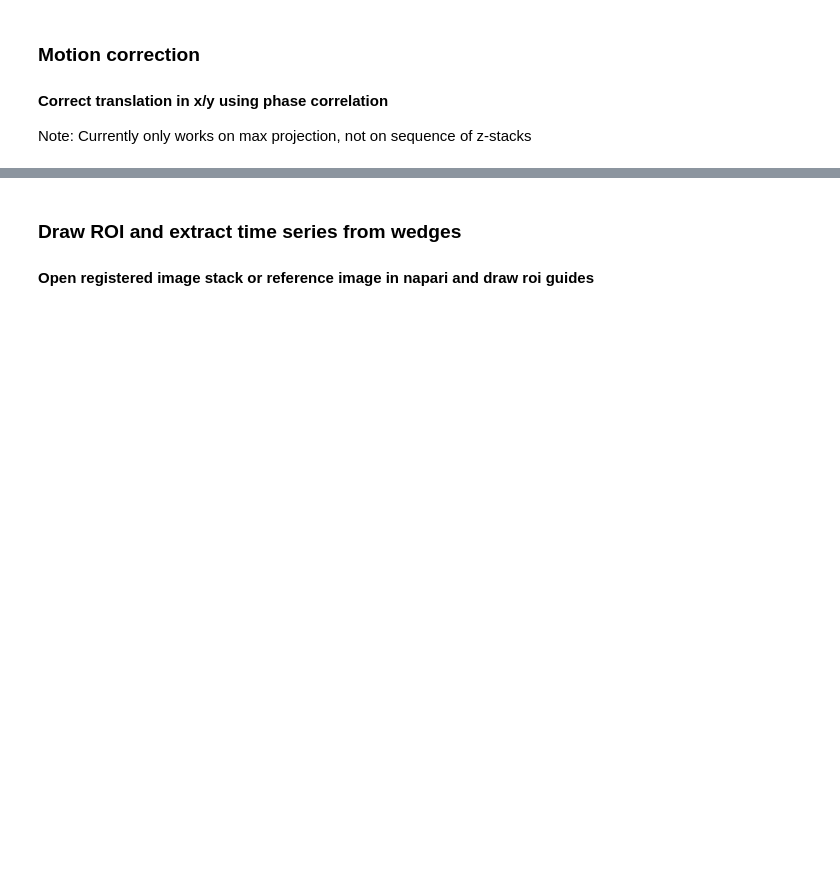
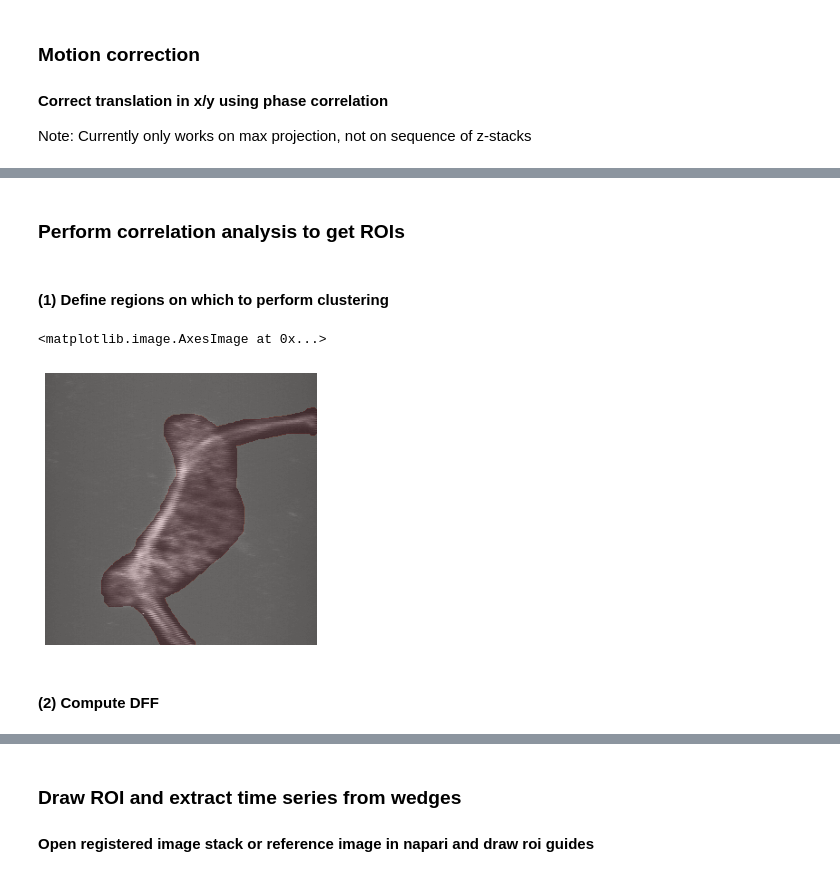
Before and after one commit to hjmh/fly2p, a Jupyter notebook: fly2p/scripts/preprocessImagingData.ipynb, the cells around one changed output, grey strips where cells are left out. Cells and saved outputs as stored; diff of their text form; code cells hidden in the pictures; blank space fills up the shorter version.

```diff
--- a/fly2p/scripts/preprocessImagingData.ipynb
+++ b/fly2p/scripts/preprocessImagingData.ipynb
@@ -242,0 +177,20 @@ axs[1].plot(locRefImg,0,'ro')
+# %% [markdown]
+### Perform correlation analysis to get ROIs
+# %% [markdown]
+#### (1) Define regions on which to perform clustering
+# %%
+%gui qt5
+
+viewer = napari.view_image(refImgFilt)
+# %%
+# you can draw a mask:
+mask = viewer.layers["mask"]
+fig, ax = plt.subplots(1,1,figsize=(5,5))
+ax.imshow(refImg,cmap='Greys_r', vmin=0, origin='upper')
+ax.axis('off');
+ax.imshow(mask.data, cmap='Reds', alpha=0.2)
+# %% [output]
+<matplotlib.image.AxesImage at 0x...>
+[figure, added]
+# %% [markdown]
+#### (2) Compute DFF
```
Also changed, not shown: parts of 31 cells of this notebook.
